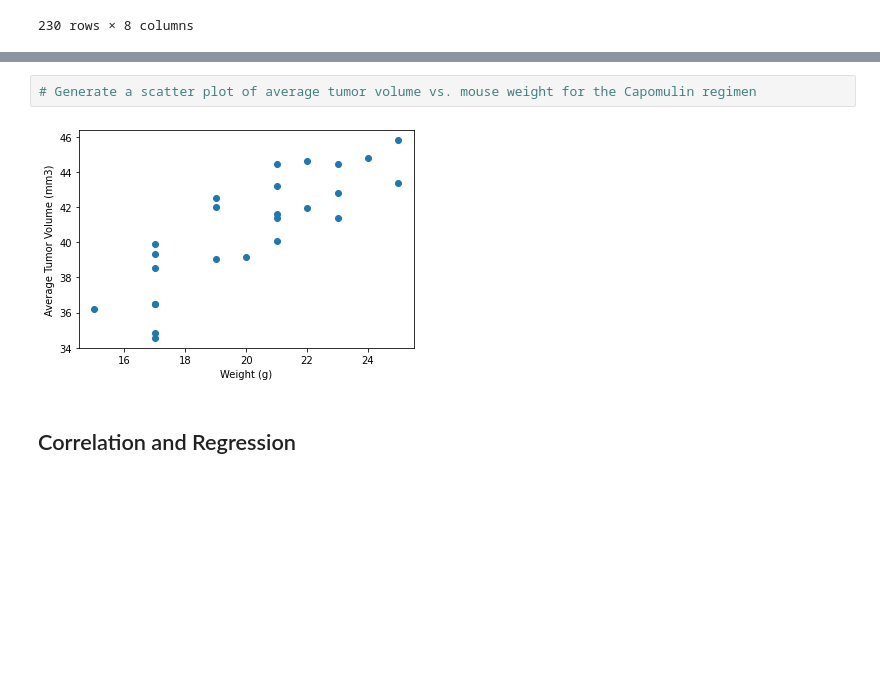
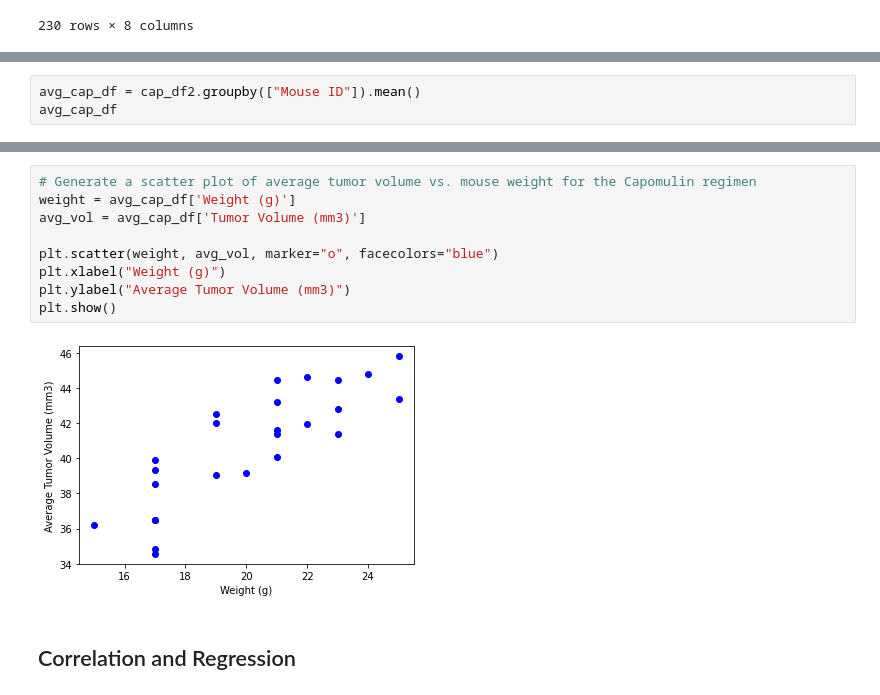
Before and after one commit to Trevor-Velez/matplotlib-challenge, a Jupyter notebook: Pymaceuticals/pymaceuticals_starter.ipynb, the cells around one changed output, grey strips where cells are left out. Saved outputs shown, nothing was run; the diff lists cells and outputs as text; blank space fills up the shorter version.

```diff
--- a/Pymaceuticals/pymaceuticals_starter.ipynb
+++ b/Pymaceuticals/pymaceuticals_starter.ipynb
@@ -350,0 +333,3 @@ plt.scatter(weight, t_vol, marker="o", facecolors="red", edgecolors="black")
+# %%
+avg_cap_df = cap_df2.groupby(["Mouse ID"]).mean()
+avg_cap_df
@@ -351,6 +355,13 @@ plt.scatter(weight, t_vol, marker="o", facecolors="red", edgecolors="black")
 # %%
 # Generate a scatter plot of average tumor volume vs. mouse weight for the Capomulin regimen
+weight = avg_cap_df['Weight (g)']
+avg_vol = avg_cap_df['Tumor Volume (mm3)']
+
+plt.scatter(weight, avg_vol, marker="o", facecolors="blue")
+plt.xlabel("Weight (g)")
+plt.ylabel("Average Tumor Volume (mm3)")
+plt.show()
 # %% [output]
-[figure, old version]
+[figure, new version]
 # %% [markdown]
 ## Correlation and Regression
```
Also changed, not shown: parts of 10 cells of this notebook.
